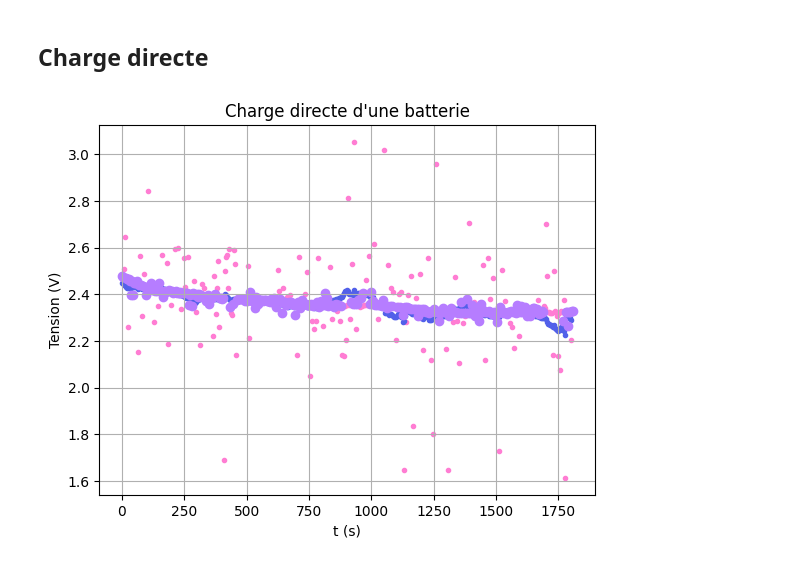
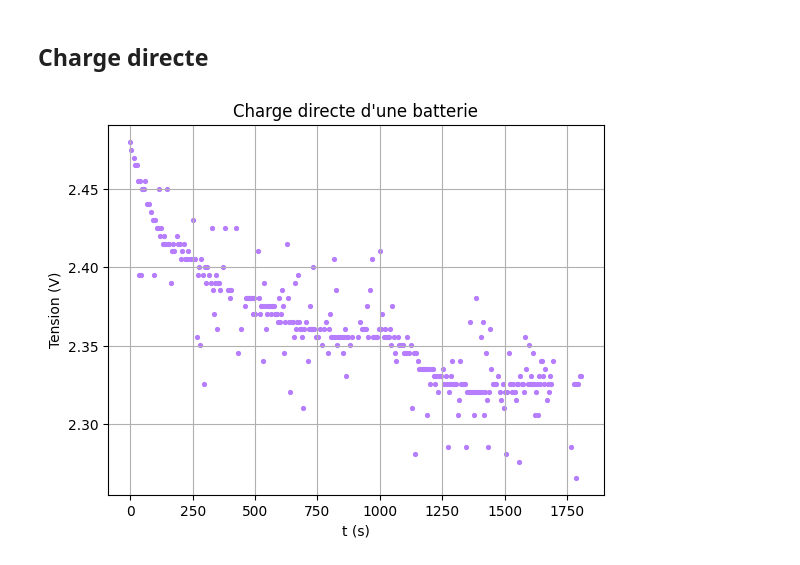
Before and after one commit to adelemarcon/TIPE, a Jupyter notebook: TIPE7chargedirecte.ipynb, the cells around one changed output. Drawn from its saved outputs; the diff is of its cells as text; code cells hidden in the pictures.

```diff
--- a/TIPE7chargedirecte.ipynb
+++ b/TIPE7chargedirecte.ipynb
@@ -26,19 +26,19 @@ def ajustement2(fichier):
     N = []
     T = []
     for i in range (len(t)):
-        if np.abs(exp[i]-moy[i]) < 0.04:
+        if np.abs(exp[i]-moy[i]) < 0.05:
             N.append(exp[i])
             T.append(t[i])
     return T, N
 T00, A00 = ajustement2("TIPE7mesure00.csv")
 # %%
-plt.scatter(t00,exp00, color = "#ff7dd3", marker = '.')
-plt.scatter(t00,moy00, color = "#5260e9", marker = '.')
-plt.scatter(T00, A00, color = '#b67dff')
+#plt.scatter(t00,exp00, color = "#ff7dd3", marker = '.')
+#plt.scatter(t00,moy00, color = "#5260e9", marker = '.')
+plt.scatter(T00, A00, color = '#b67dff', marker = '.', s = 30)
 plt.xlabel("t (s)")
 plt.ylabel("Tension (V)")
 plt.title("Charge directe d'une batterie")
 plt.grid()
 plt.show()
 # %% [output]
-[figure, old version]
+[figure, new version]
```
Also changed, not shown: 5 other files.
